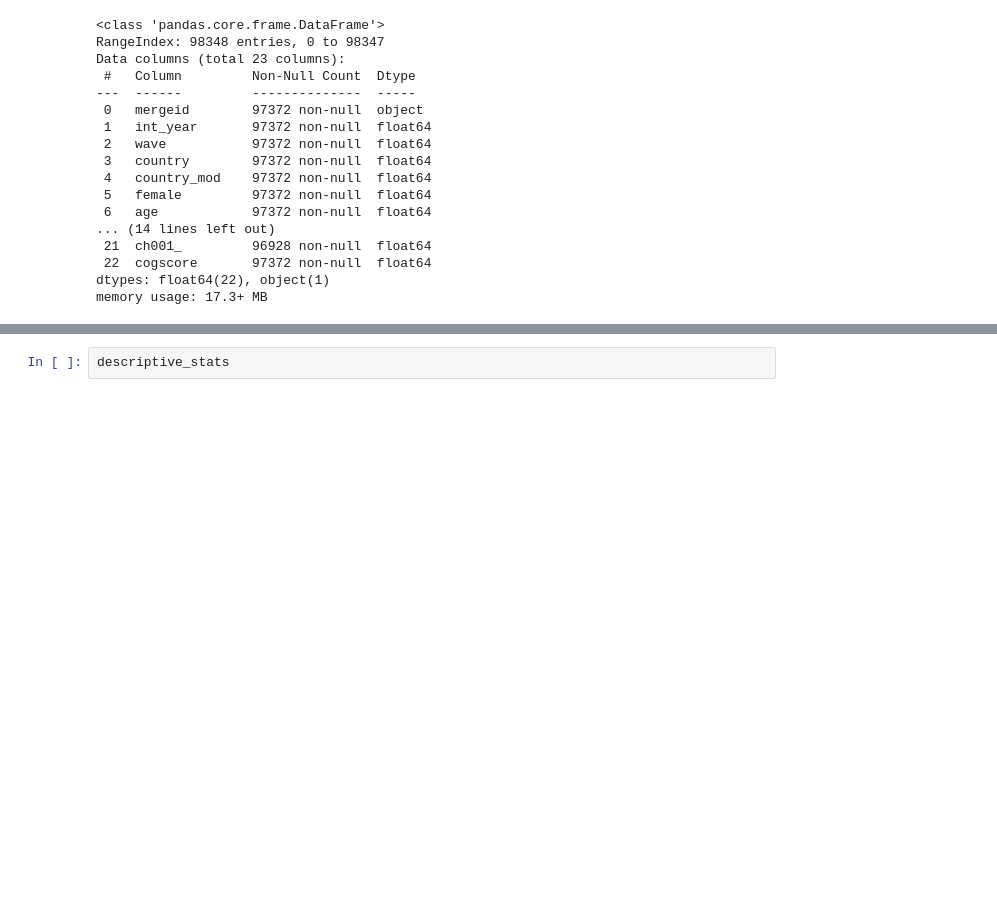
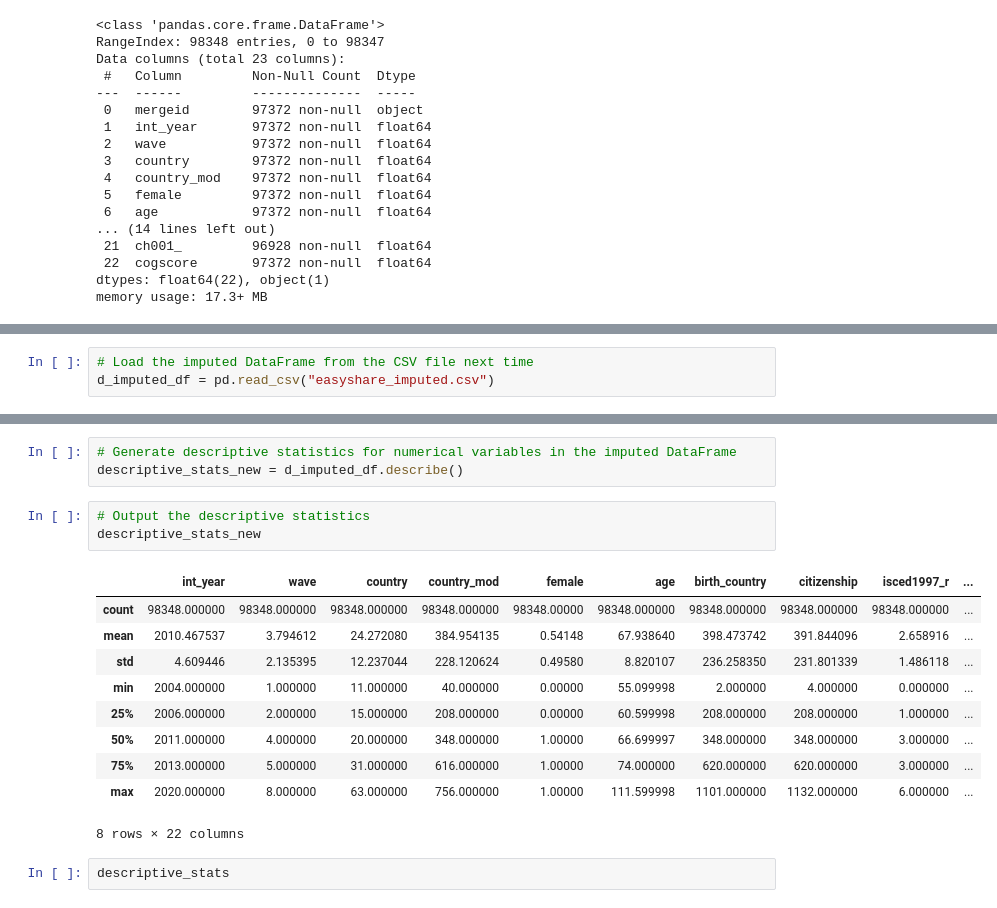
Before and after one commit to IRis0550/mlpy_test, a Jupyter notebook: project1.ipynb, the cells around one changed output, grey strips where cells are left out. Cells and saved outputs as stored; diff of their text form; blank space fills up the shorter version.

```diff
--- a/project1.ipynb
+++ b/project1.ipynb
@@ -118,0 +173,3 @@ memory usage: 8.7+ MB
+# %%
+# Load the imputed DataFrame from the CSV file next time
+d_imputed_df = pd.read_csv("easyshare_imputed.csv")
@@ -119,3 +197,20 @@ memory usage: 8.7+ MB
+# %%
+# Generate descriptive statistics for numerical variables in the imputed DataFrame
+descriptive_stats_new = d_imputed_df.describe()
+# %%
+# Output the descriptive statistics
+descriptive_stats_new
+# %% [output]
+|  | int_year | wave | country | country_mod | female | age | birth_country | citizenship | isced1997_r | ... |
+| count | 98348.000000 | 98348.000000 | 98348.000000 | 98348.000000 | 98348.00000 | 98348.000000 | 98348.000000 | 98348.000000 | 98348.000000 | ... |
+| mean | 2010.467537 | 3.794612 | 24.272080 | 384.954135 | 0.54148 | 67.938640 | 398.473742 | 391.844096 | 2.658916 | ... |
+| std | 4.609446 | 2.135395 | 12.237044 | 228.120624 | 0.49580 | 8.820107 | 236.258350 | 231.801339 | 1.486118 | ... |
+| min | 2004.000000 | 1.000000 | 11.000000 | 40.000000 | 0.00000 | 55.099998 | 2.000000 | 4.000000 | 0.000000 | ... |
+| 25% | 2006.000000 | 2.000000 | 15.000000 | 208.000000 | 0.00000 | 60.599998 | 208.000000 | 208.000000 | 1.000000 | ... |
+| 50% | 2011.000000 | 4.000000 | 20.000000 | 348.000000 | 1.00000 | 66.699997 | 348.000000 | 348.000000 | 3.000000 | ... |
+| 75% | 2013.000000 | 5.000000 | 31.000000 | 616.000000 | 1.00000 | 74.000000 | 620.000000 | 620.000000 | 3.000000 | ... |
+| max | 2020.000000 | 8.000000 | 63.000000 | 756.000000 | 1.00000 | 111.599998 | 1101.000000 | 1132.000000 | 6.000000 | ... |
+8 rows × 22 columns
 # %%
 descriptive_stats
 # %% [output]
```
Also changed, not shown: parts of 15 cells of this notebook.
